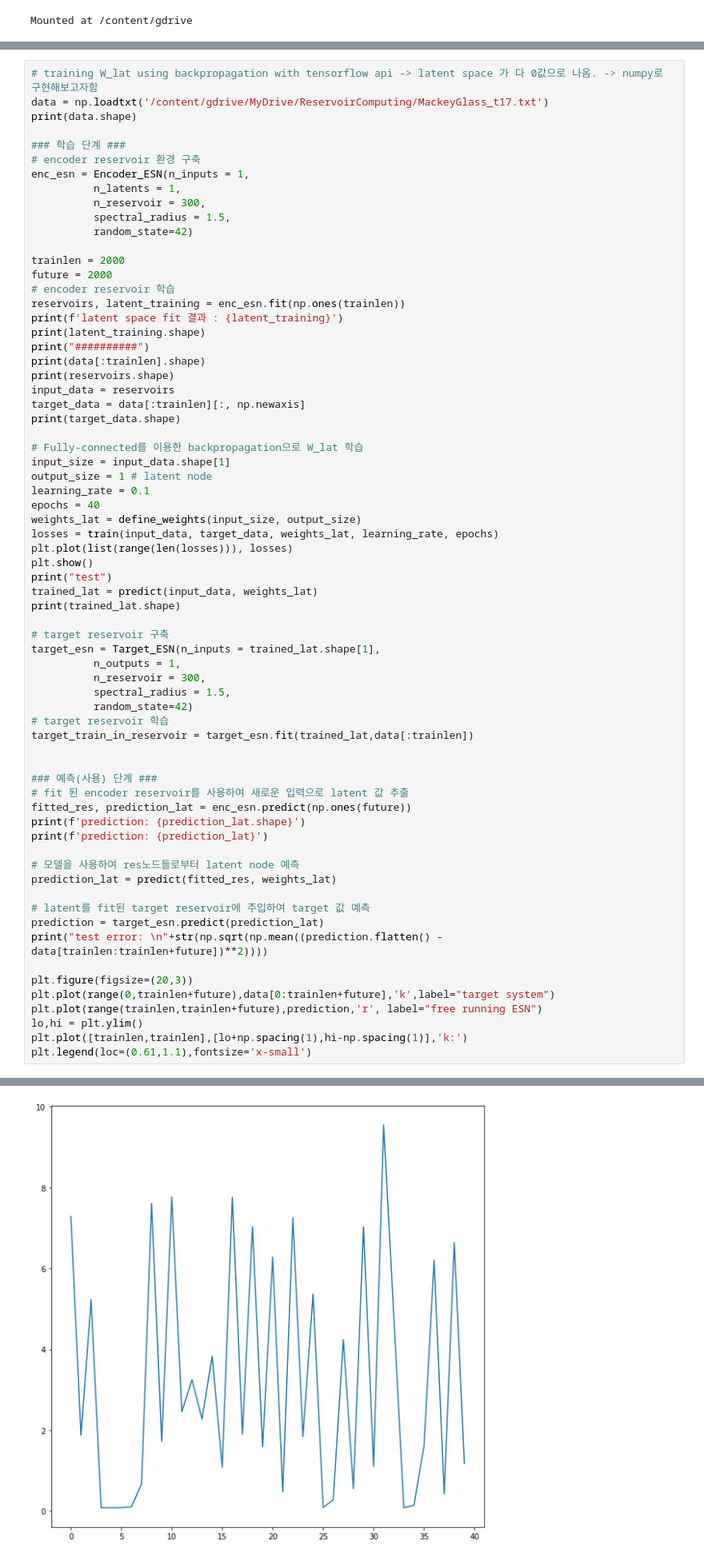
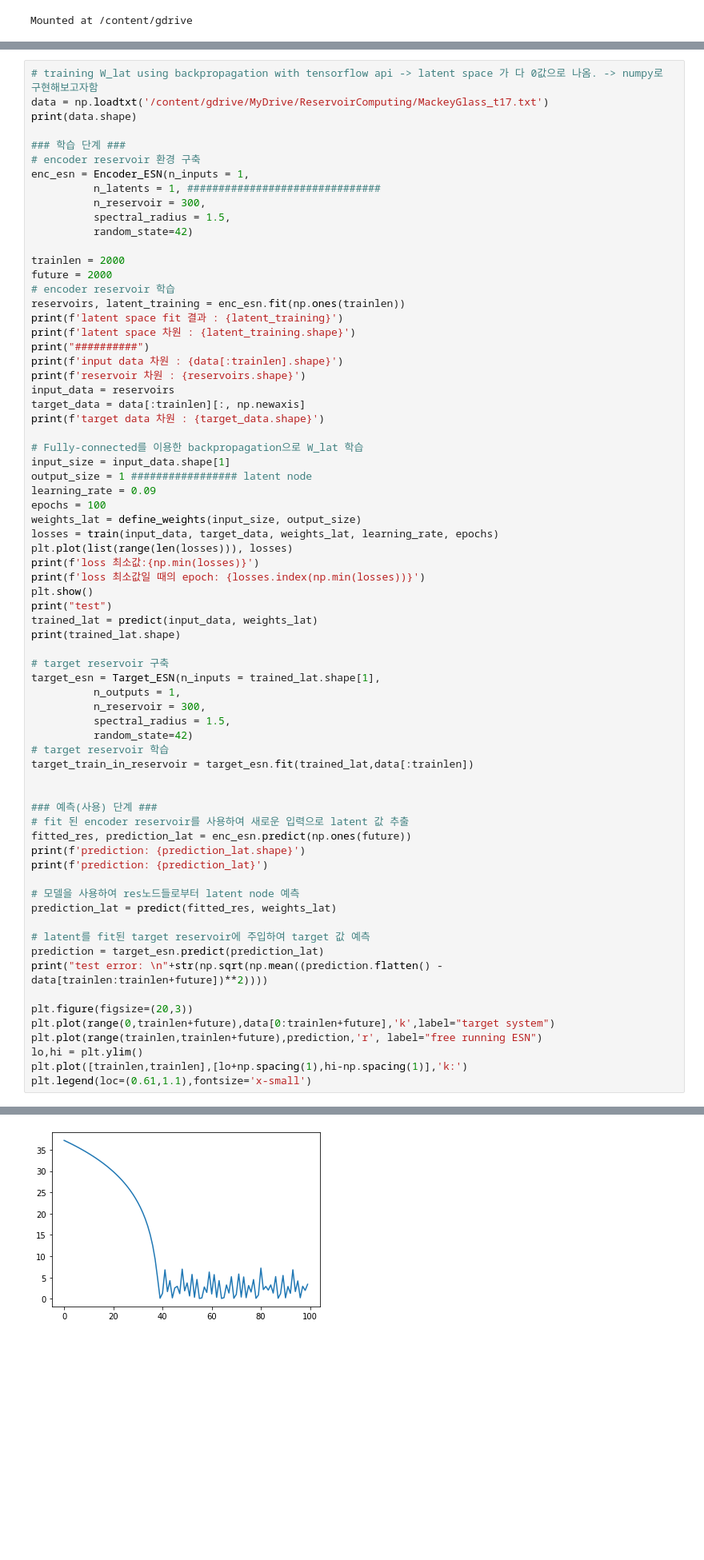
Before and after one commit to hyunku/Reservoir-Computing, a Jupyter notebook: UpdatingESN.ipynb, the cells around one changed output, grey strips where cells are left out. Shown at 80% size. Cells and saved outputs as stored; diff of their text form; blank space fills up the shorter version.

```diff
--- a/UpdatingESN.ipynb
+++ b/UpdatingESN.ipynb
@@ -630,7 +647,7 @@ print(data.shape)
 ### 학습 단계 ###
 # encoder reservoir 환경 구축
 enc_esn = Encoder_ESN(n_inputs = 1,
-          n_latents = 1,
+          n_latents = 1, ###############################
           n_reservoir = 300,
           spectral_radius = 1.5,
           random_state=42)
@@ -640,22 +657,24 @@ future = 2000
 # encoder reservoir 학습
 reservoirs, latent_training = enc_esn.fit(np.ones(trainlen))
 print(f'latent space fit 결과 : {latent_training}')
-print(latent_training.shape)
+print(f'latent space 차원 : {latent_training.shape}')
 print("##########")
-print(data[:trainlen].shape)
-print(reservoirs.shape)
+print(f'input data 차원 : {data[:trainlen].shape}')
+print(f'reservoir 차원 : {reservoirs.shape}')
 input_data = reservoirs
 target_data = data[:trainlen][:, np.newaxis]
-print(target_data.shape)
+print(f'target data 차원 : {target_data.shape}')
 
 # Fully-connected를 이용한 backpropagation으로 W_lat 학습
 input_size = input_data.shape[1]
-output_size = 1 # latent node
-learning_rate = 0.1
-epochs = 40
+output_size = 1 ################# latent node
+learning_rate = 0.09
+epochs = 100
 weights_lat = define_weights(input_size, output_size)
 losses = train(input_data, target_data, weights_lat, learning_rate, epochs)
 plt.plot(list(range(len(losses))), losses)
+print(f'loss 최소값:{np.min(losses)}')
+print(f'loss 최소값일 때의 epoch: {losses.index(np.min(losses))}')
 plt.show()
 print("test")
 trained_lat = predict(input_data, weights_lat)
@@ -707 +728 @@ latent space fit 결과 : [[ 0.        ]
-[figure, old version]
+[figure, new version]
```
Also changed, not shown: parts of 15 cells of this notebook.
